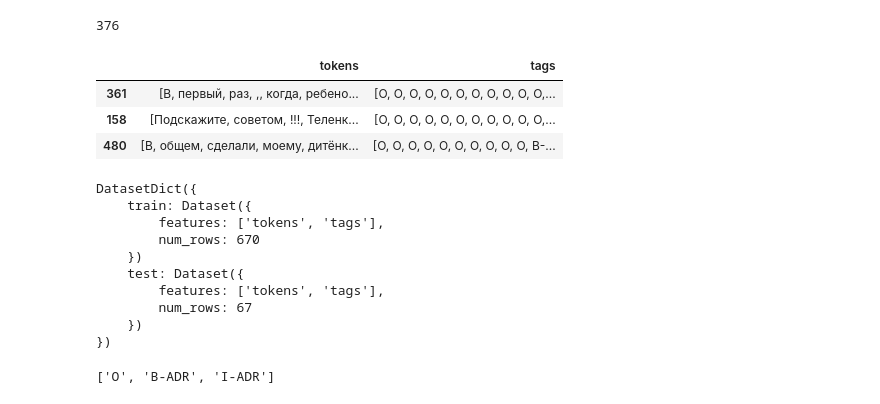
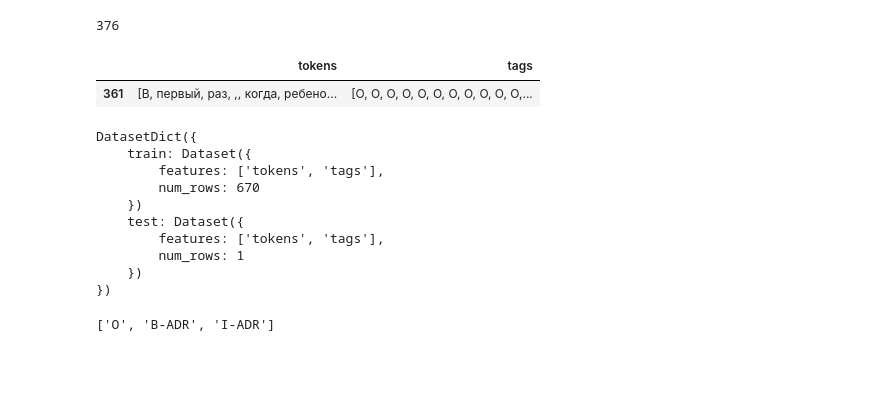
Before and after one commit to poteminr/agrocode2021, a Jupyter notebook: NER/ner.ipynb, the cells around one changed output. Saved outputs shown, nothing was run; the diff lists cells and outputs as text; code cells hidden in the pictures; blank space fills up the shorter version.

```diff
--- a/NER/ner.ipynb
+++ b/NER/ner.ipynb
@@ -42,7 +67,7 @@ print(len(drugs))
 train_df = pd.read_csv('train.csv')
 train_labels = pd.read_json('train_labels.json').T
 # %%
-labeled_by_hand_df = pd.read_json('project-1-at-2021-11-05-17-15-b0971356.json')
+labeled_by_hand_df = pd.read_json('labeled_train_by_hand.json')
 labeled_by_hand_df['id'] = labeled_by_hand_df['id'] - np.ones(len(labeled_by_hand_df['id']))
 labeled_by_hand_df['id'] = labeled_by_hand_df['id'].astype(int)
 # %%
@@ -125,22 +149,25 @@ len(ner_data_drug)
 # %% [output]
 376
 # %%
+ner_data_train = [extract_labels(i) for i in range(0, 30)]
 ner_data_by_hand = [extract_labels_by_hand(i) for i in labeled_by_hand_df.index]
+
+ner_data = ner_data_train + ner_data_by_hand + ner_data_drug
 # %%
-ner_data = [extract_labels(i) for i in range(0, 30)]
+TEST_SIZE = 0
 
-ner_data = ner_data + ner_data_by_hand + ner_data_drug
+if TEST_SIZE == 0:
+    ner_train = ner_data
+    ner_test = [ner_data[0]]
 
-ner_train, ner_test = train_test_split(ner_data, test_size=0.1, random_state=200)
-ner_train = ner_data
+else:
+    ner_train, ner_test = train_test_split(ner_data, test_size=TEST_SIZE, random_state=200)
 # %%
 pd.options.display.max_colwidth = 300
-pd.DataFrame(ner_train).sample(3)
+pd.DataFrame(ner_train).sample(1)
 # %% [output]
 |  | tokens | tags |
 | 361 | [В, первый, раз, ,, когда, ребено... | [O, O, O, O, O, O, O, O, O, O, O,... |
-| 158 | [Подскажите, советом, !!!, Теленк... | [O, O, O, O, O, O, O, O, O, O, O,... |
-| 480 | [В, общем, сделали, моему, дитёнк... | [O, O, O, O, O, O, O, O, O, O, B-... |
 # %%
 ner_data = DatasetDict({
     'train': Dataset.from_pandas(pd.DataFrame(ner_train)),
@@ -155,7 +182,7 @@ DatasetDict({
     })
     test: Dataset({
         features: ['tokens', 'tags'],
-        num_rows: 67
+        num_rows: 1
     })
 })
 # %%
```
Also changed, not shown: parts of 38 cells of this notebook, 4 other files.
